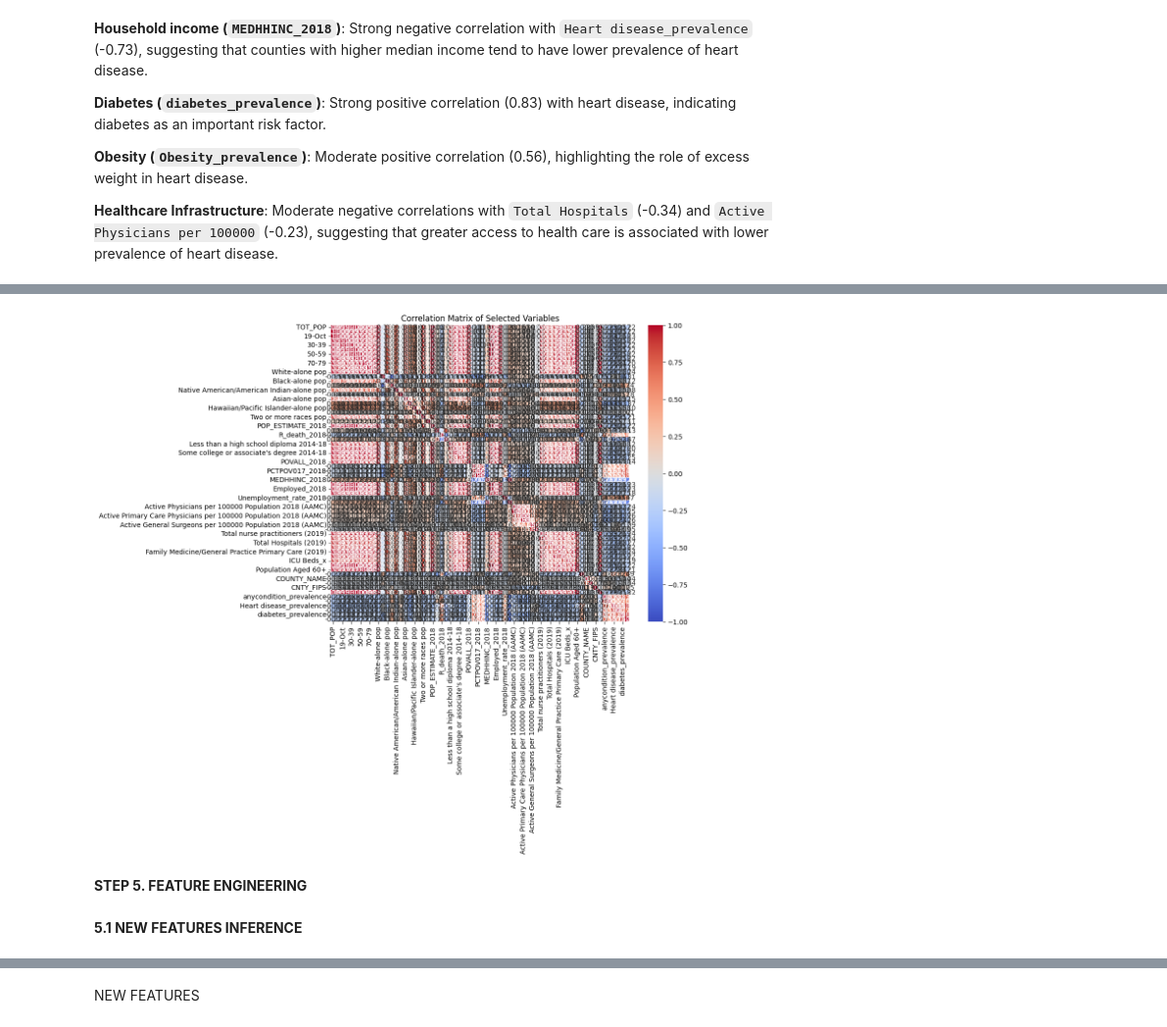
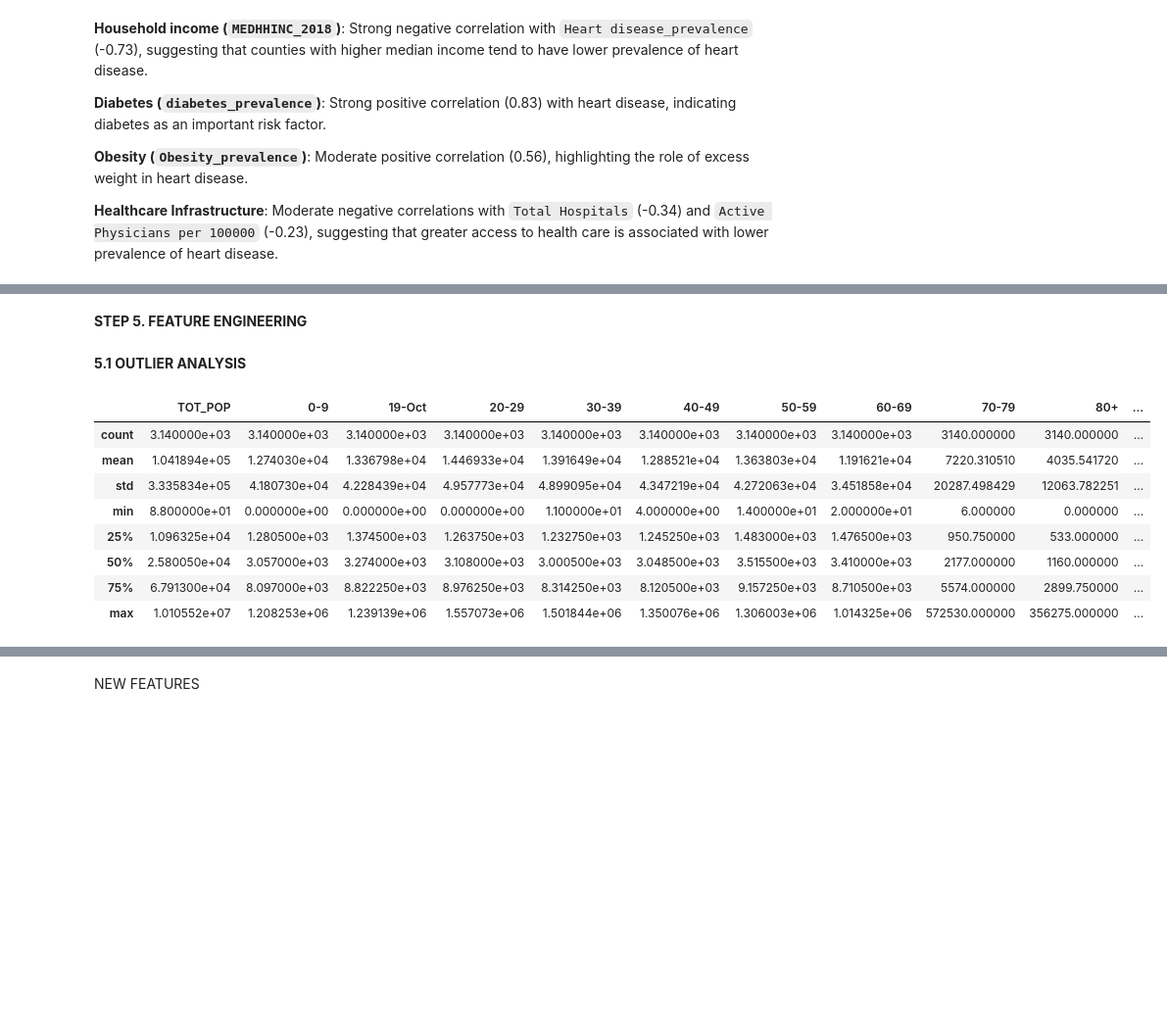
Before and after one commit to RitaViegas/RitaViegas---Project-Regularized-Linear.-Reg.----main, a Jupyter notebook: src/explore.ipynb, the cells around one changed output, grey strips where cells are left out. Shown at 98% size. Drawn from its saved outputs; the diff is of its cells as text; code cells hidden in the pictures; blank space fills up the shorter version.

```diff
--- a/src/explore.ipynb
+++ b/src/explore.ipynb
@@ -773,15 +773,17 @@ Escolher heart disease_prevalence como variável target oferece uma abordagem fo
-# %%
-# Calculando a matriz de correlação
-correlation_matrix = df_n.corr()
-
-# Plotando a matriz de correlação
-plt.figure(figsize=(10, 8))
-sns.heatmap(correlation_matrix, annot=True, cmap='coolwarm', vmin=-1, vmax=1, fmt=".2f")
-plt.title('Correlation Matrix of Selected Variables')
-plt.show()
-# %% [output]
-[figure, removed]
 # %% [markdown]
 **STEP 5. FEATURE ENGINEERING**
 # %% [markdown]
-**5.1 NEW FEATURES INFERENCE**
+**5.1 OUTLIER ANALYSIS**
+# %%
+df_stats = df_n.describe()
+df_stats
+# %% [output]
+|  | TOT_POP | 0-9 | 19-Oct | 20-29 | 30-39 | 40-49 | 50-59 | 60-69 | 70-79 | 80+ | ... |
+| count | 3.140000e+03 | 3.140000e+03 | 3.140000e+03 | 3.140000e+03 | 3.140000e+03 | 3.140000e+03 | 3.140000e+03 | 3.140000e+03 | 3140.000000 | 3140.000000 | ... |
+| mean | 1.041894e+05 | 1.274030e+04 | 1.336798e+04 | 1.446933e+04 | 1.391649e+04 | 1.288521e+04 | 1.363803e+04 | 1.191621e+04 | 7220.310510 | 4035.541720 | ... |
+| std | 3.335834e+05 | 4.180730e+04 | 4.228439e+04 | 4.957773e+04 | 4.899095e+04 | 4.347219e+04 | 4.272063e+04 | 3.451858e+04 | 20287.498429 | 12063.782251 | ... |
+| min | 8.800000e+01 | 0.000000e+00 | 0.000000e+00 | 0.000000e+00 | 1.100000e+01 | 4.000000e+00 | 1.400000e+01 | 2.000000e+01 | 6.000000 | 0.000000 | ... |
+| 25% | 1.096325e+04 | 1.280500e+03 | 1.374500e+03 | 1.263750e+03 | 1.232750e+03 | 1.245250e+03 | 1.483000e+03 | 1.476500e+03 | 950.750000 | 533.000000 | ... |
+| 50% | 2.580050e+04 | 3.057000e+03 | 3.274000e+03 | 3.108000e+03 | 3.000500e+03 | 3.048500e+03 | 3.515500e+03 | 3.410000e+03 | 2177.000000 | 1160.000000 | ... |
+| 75% | 6.791300e+04 | 8.097000e+03 | 8.822250e+03 | 8.976250e+03 | 8.314250e+03 | 8.120500e+03 | 9.157250e+03 | 8.710500e+03 | 5574.000000 | 2899.750000 | ... |
+| max | 1.010552e+07 | 1.208253e+06 | 1.239139e+06 | 1.557073e+06 | 1.501844e+06 | 1.350076e+06 | 1.306003e+06 | 1.014325e+06 | 572530.000000 | 356275.000000 | ... |
```
Also changed, not shown: parts of 9 cells of this notebook, 20 other files.
